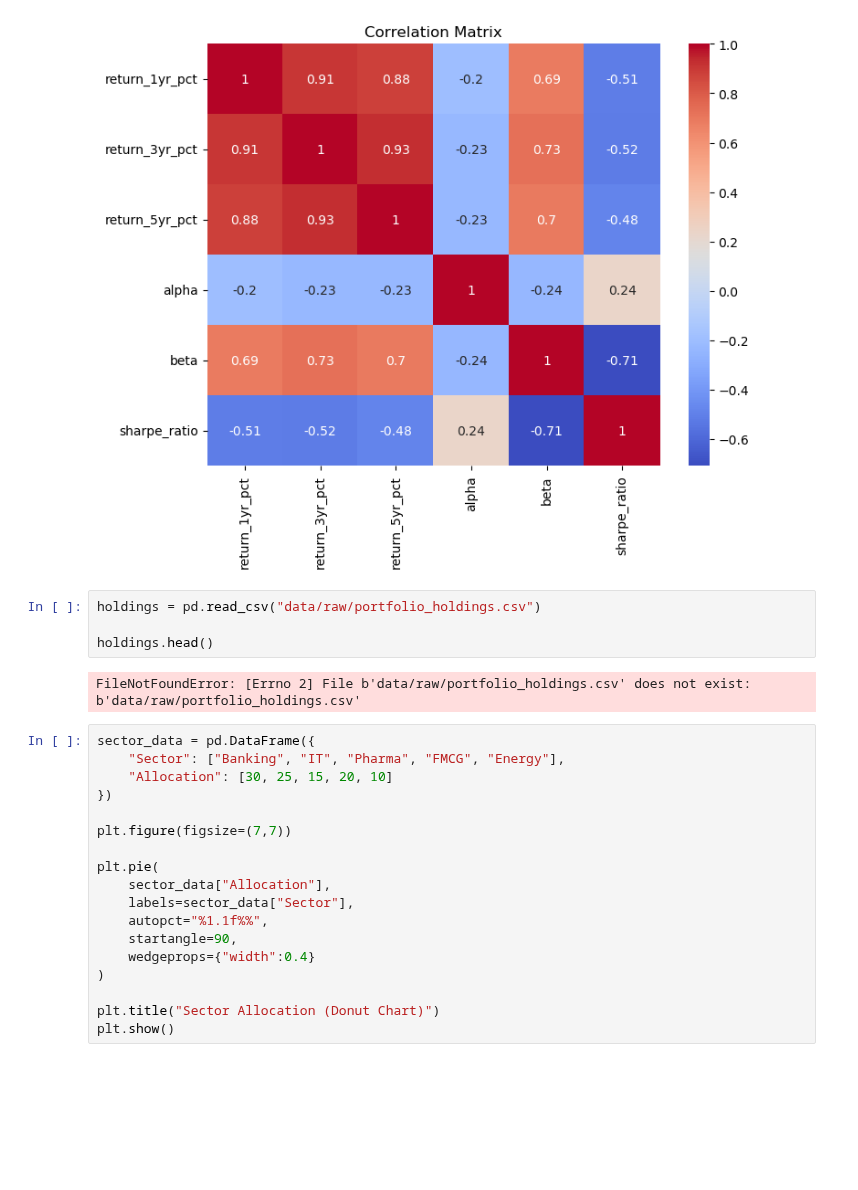
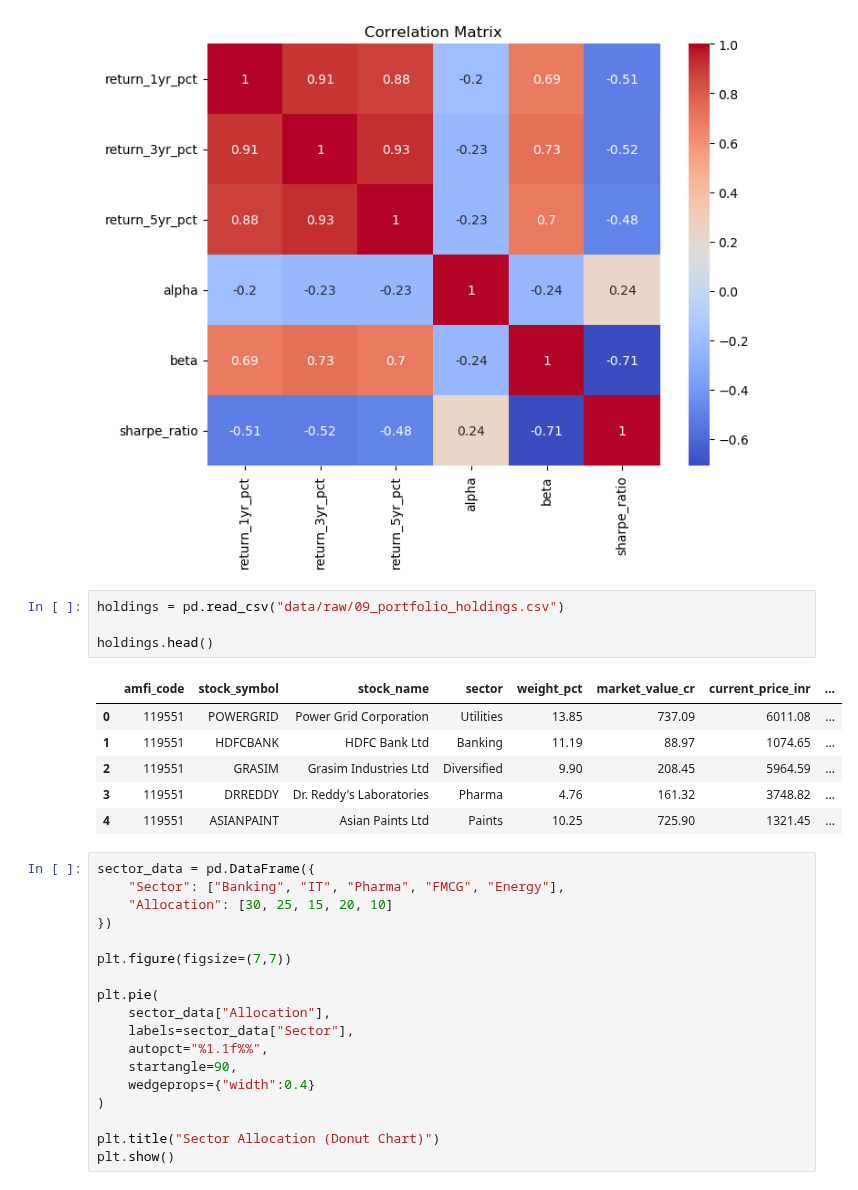
Before and after one commit to Lokeshalla8964/Mutual_Fund_Analytics, a Jupyter notebook: EDA_Analysis.ipynb, the cells around one changed output. Cells and saved outputs as stored; diff of their text form; blank space fills up the shorter version.

```diff
--- a/EDA_Analysis.ipynb
+++ b/EDA_Analysis.ipynb
@@ -299,11 +306,16 @@ plt.show()
 # %% [output]
 [figure]
 # %%
-holdings = pd.read_csv("data/raw/portfolio_holdings.csv")
+holdings = pd.read_csv("data/raw/09_portfolio_holdings.csv")
 
 holdings.head()
 # %% [output]
-FileNotFoundError: [Errno 2] File b'data/raw/portfolio_holdings.csv' does not exist: b'data/raw/portfolio_holdings.csv'
+|  | amfi_code | stock_symbol | stock_name | sector | weight_pct | market_value_cr | current_price_inr | ... |
+| 0 | 119551 | POWERGRID | Power Grid Corporation | Utilities | 13.85 | 737.09 | 6011.08 | ... |
+| 1 | 119551 | HDFCBANK | HDFC Bank Ltd | Banking | 11.19 | 88.97 | 1074.65 | ... |
+| 2 | 119551 | GRASIM | Grasim Industries Ltd | Diversified | 9.90 | 208.45 | 5964.59 | ... |
+| 3 | 119551 | DRREDDY | Dr. Reddy's Laboratories | Pharma | 4.76 | 161.32 | 3748.82 | ... |
+| 4 | 119551 | ASIANPAINT | Asian Paints Ltd | Paints | 10.25 | 725.90 | 1321.45 | ... |
 # %%
 sector_data = pd.DataFrame({
     "Sector": ["Banking", "IT", "Pharma", "FMCG", "Energy"],
```
Also changed, not shown: parts of 3 cells of this notebook, 8 other files.
